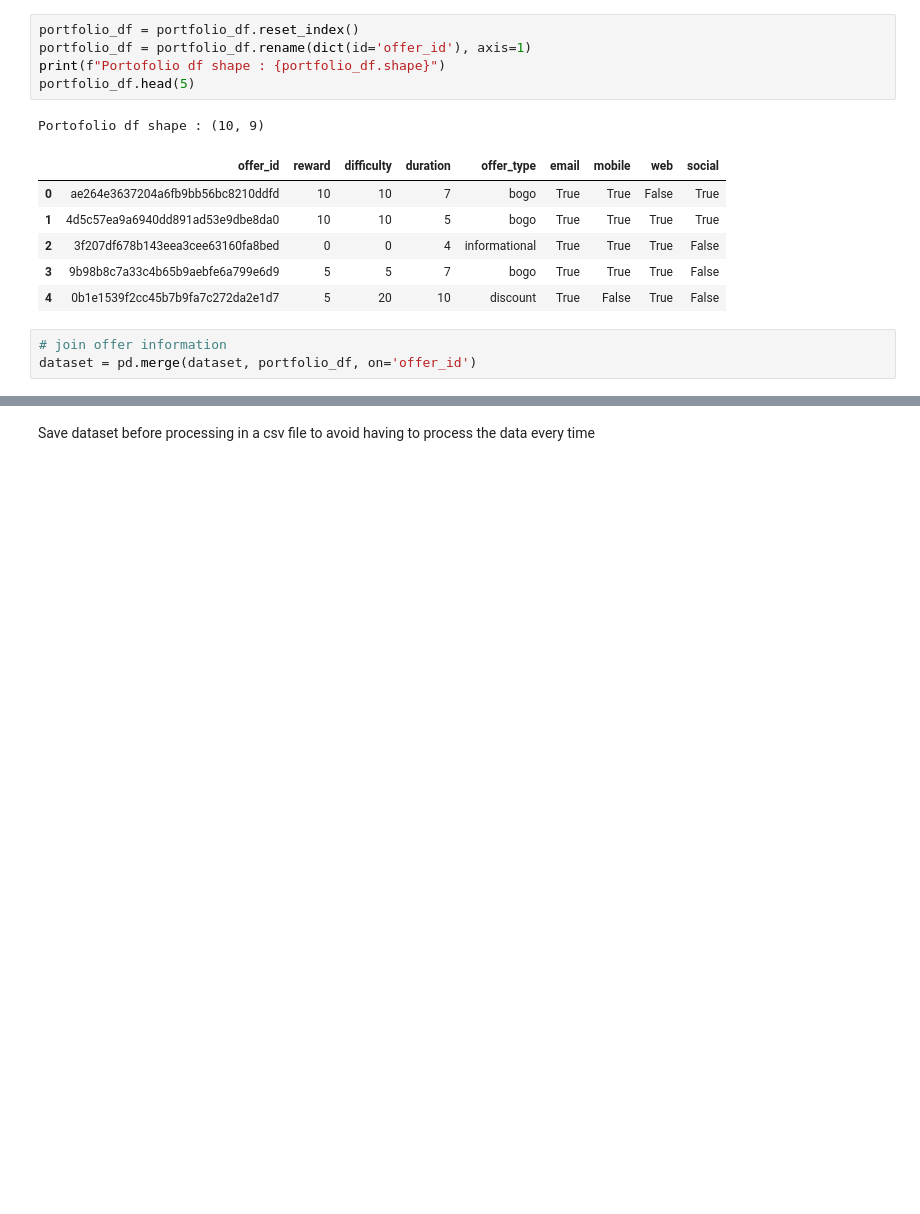
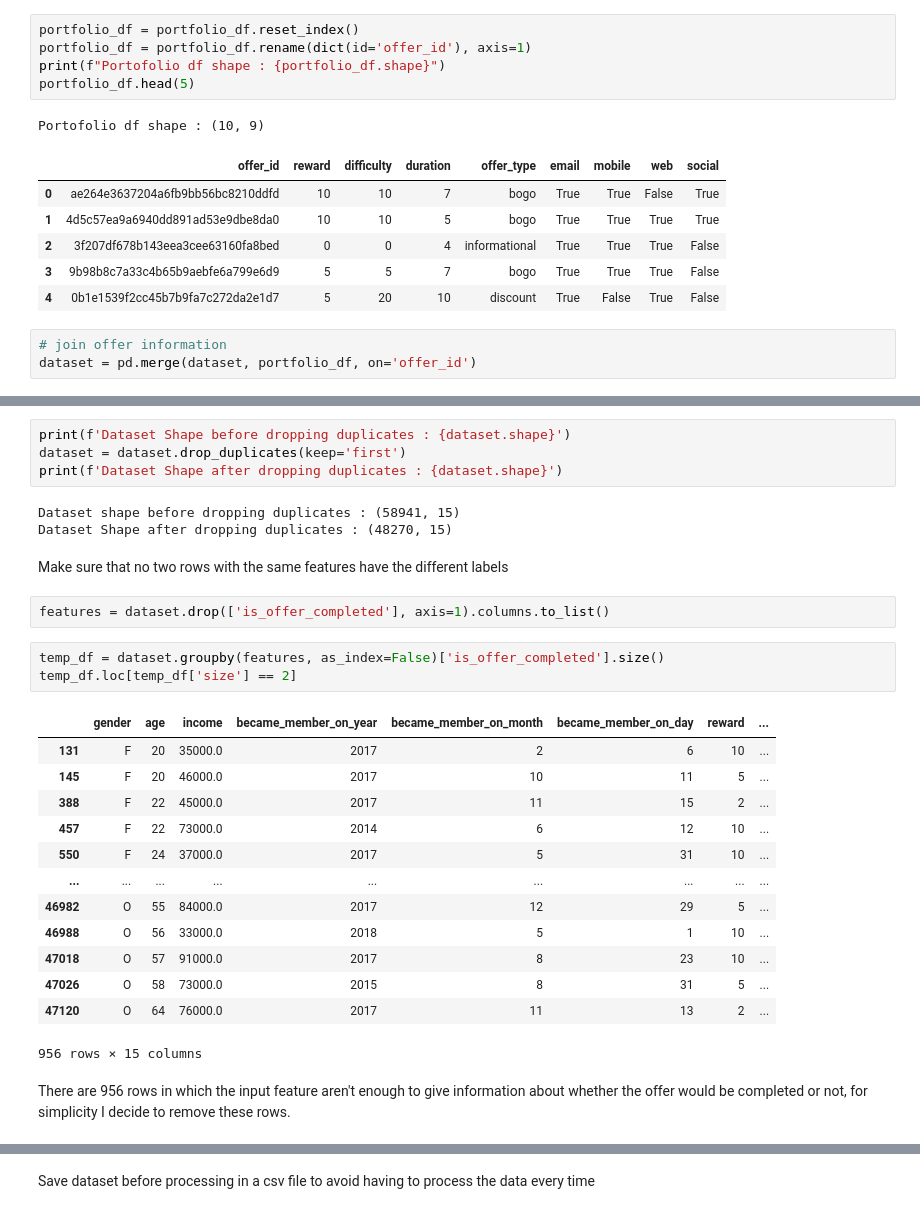
Before and after one commit to Moodrammer/ml-model-sagemaker-capstone, a Jupyter notebook: Starbucks_Capstone_notebook.ipynb, the cells around one changed output, grey strips where cells are left out. Cells and saved outputs as stored; diff of their text form; blank space fills up the shorter version.

```diff
--- a/Starbucks_Capstone_notebook.ipynb
+++ b/Starbucks_Capstone_notebook.ipynb
@@ -864,0 +876,30 @@ Dataset shape : (58941, 18)
+# %%
+print(f'Dataset Shape before dropping duplicates : {dataset.shape}')
+dataset = dataset.drop_duplicates(keep='first')
+print(f'Dataset Shape after dropping duplicates : {dataset.shape}')
+# %% [output]
+Dataset shape before dropping duplicates : (58941, 15)
+Dataset Shape after dropping duplicates : (48270, 15)
+# %% [markdown]
+Make sure that no two rows with the same features have the different labels
+# %%
+features = dataset.drop(['is_offer_completed'], axis=1).columns.to_list()
+# %%
+temp_df = dataset.groupby(features, as_index=False)['is_offer_completed'].size()
+temp_df.loc[temp_df['size'] == 2]
+# %% [output]
+|  | gender | age | income | became_member_on_year | became_member_on_month | became_member_on_day | reward | ... |
+| 131 | F | 20 | 35000.0 | 2017 | 2 | 6 | 10 | ... |
+| 145 | F | 20 | 46000.0 | 2017 | 10 | 11 | 5 | ... |
+| 388 | F | 22 | 45000.0 | 2017 | 11 | 15 | 2 | ... |
+| 457 | F | 22 | 73000.0 | 2014 | 6 | 12 | 10 | ... |
+| 550 | F | 24 | 37000.0 | 2017 | 5 | 31 | 10 | ... |
+| ... | ... | ... | ... | ... | ... | ... | ... | ... |
+| 46982 | O | 55 | 84000.0 | 2017 | 12 | 29 | 5 | ... |
+| 46988 | O | 56 | 33000.0 | 2018 | 5 | 1 | 10 | ... |
+| 47018 | O | 57 | 91000.0 | 2017 | 8 | 23 | 10 | ... |
+| 47026 | O | 58 | 73000.0 | 2015 | 8 | 31 | 5 | ... |
+| 47120 | O | 64 | 76000.0 | 2017 | 11 | 13 | 2 | ... |
+956 rows × 15 columns
+# %% [markdown]
+There are 956 rows in which the input feature aren't enough to give information about whether the offer would be completed or not, for simplicity I decide to remove these rows.
```
Also changed, not shown: parts of 21 cells of this notebook, 3 other files.
